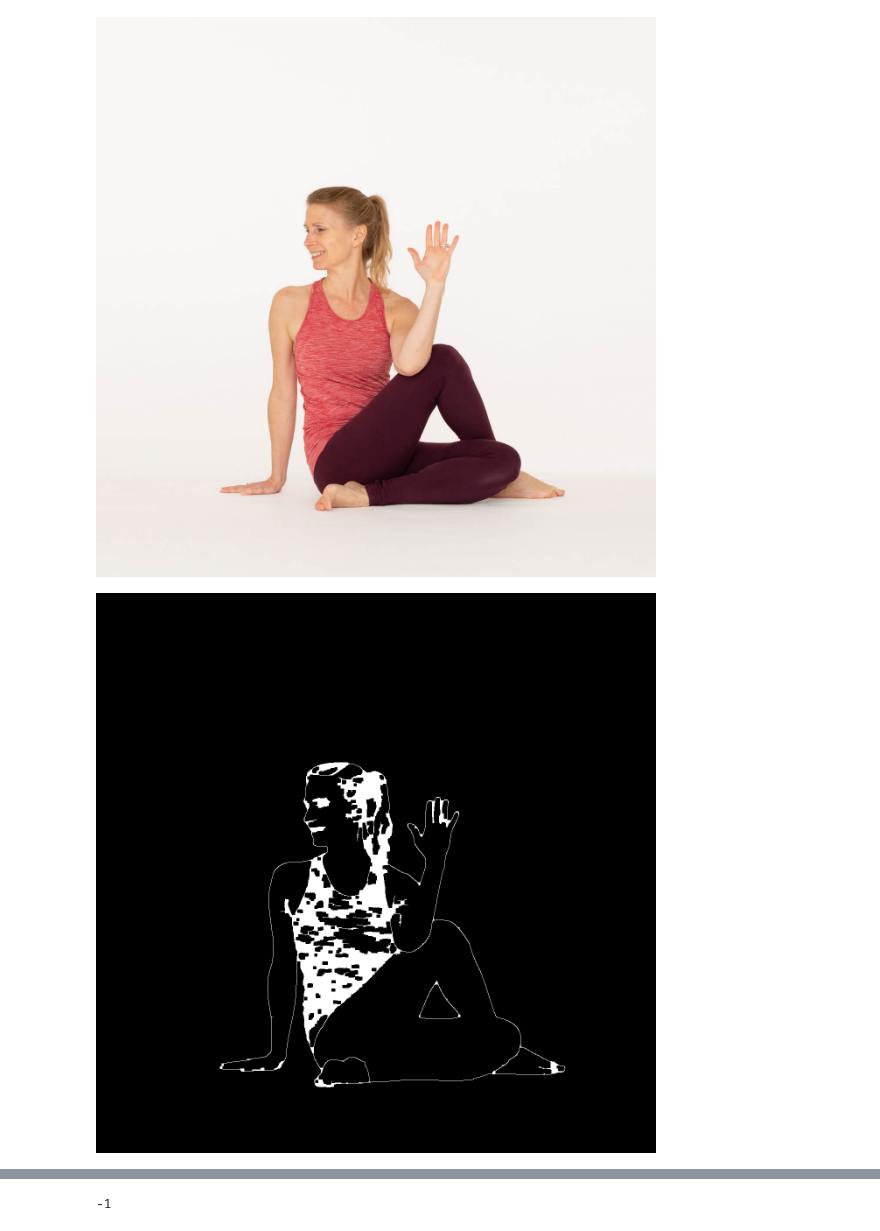
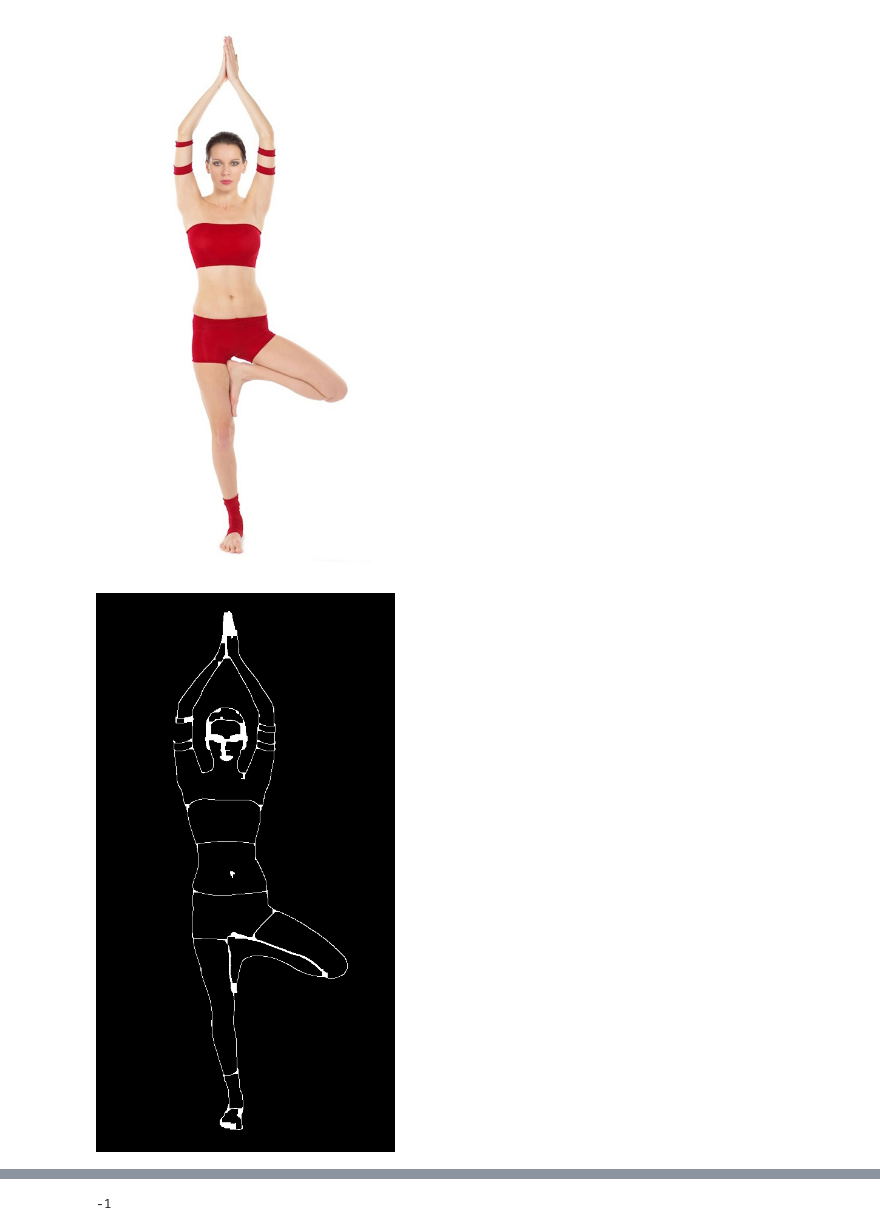
Before and after one commit to meryreddoor/Yoga_Pose_Detector, a Jupyter notebook: Cropping_images.ipynb, the cells around one changed output, grey strips where cells are left out. Drawn from its saved outputs; the diff is of its cells as text; code cells hidden in the pictures.

```diff
--- a/Cropping_images.ipynb
+++ b/Cropping_images.ipynb
@@ -3,29 +3,29 @@
 # %%
 import cv2
 from google.colab.patches import cv2_imshow
 
 #reading the image
-image = cv2.imread("/content/sentada.jpeg", cv2.IMREAD_UNCHANGED)
+image = cv2.imread("/content/Vriksasana.jpg", cv2.IMREAD_UNCHANGED)
 edged = cv2.Canny(image, 10, 250)
 cv2_imshow(image)
 
 cv2.waitKey(0)
 
 #applying closing function
 kernel = cv2.getStructuringElement(cv2.MORPH_RECT, (7, 7))
 closed = cv2.morphologyEx(edged, cv2.MORPH_CLOSE, kernel)
 cv2_imshow(closed)
 cv2.waitKey(0)
 
 #finding_contours
 (cnts, _) = cv2.findContours(closed.copy(), cv2.RETR_EXTERNAL, cv2.CHAIN_APPROX_SIMPLE)
 
 for c in cnts:
 	peri = cv2.arcLength(c, True)
 	approx = cv2.approxPolyDP(c, 0.02 * peri, True)
 	cv2.drawContours(image, [approx], -1, (0, 255, 0), 2)
 cv2_imshow(image)
 cv2.waitKey(0)
 # %% [output]
-[figure, old version]
+[figure, new version]
-[figure, old version]
+[figure, new version]
```
Also changed, not shown: parts of 4 cells of this notebook.
